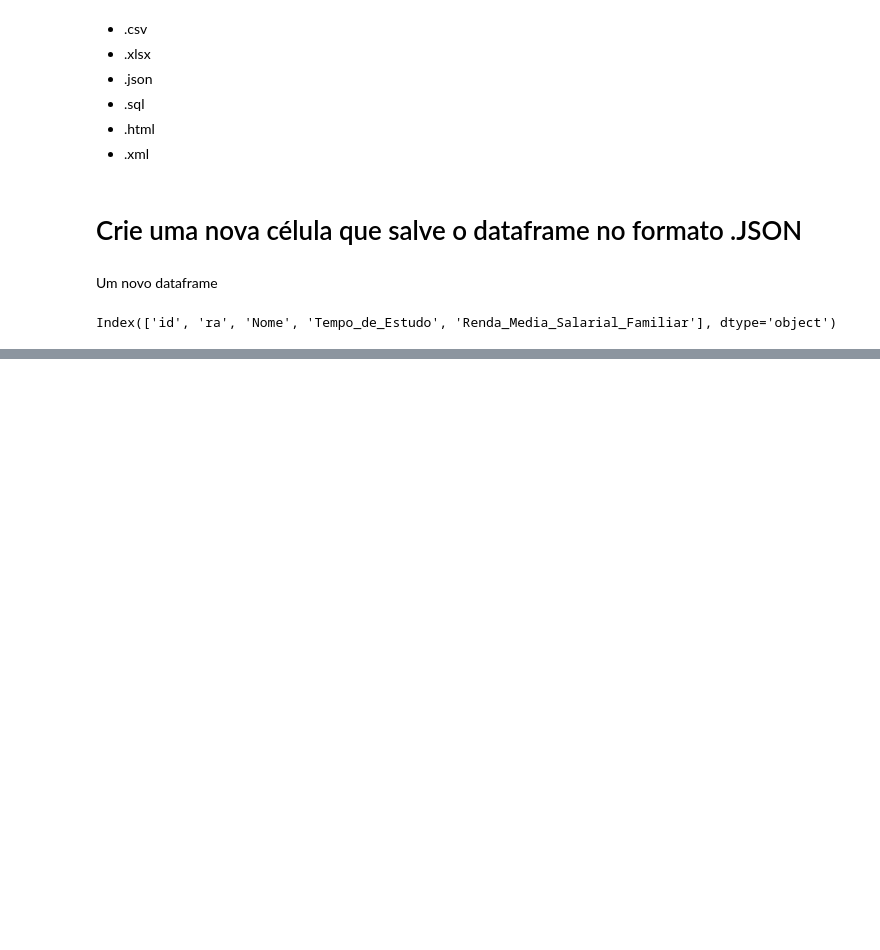
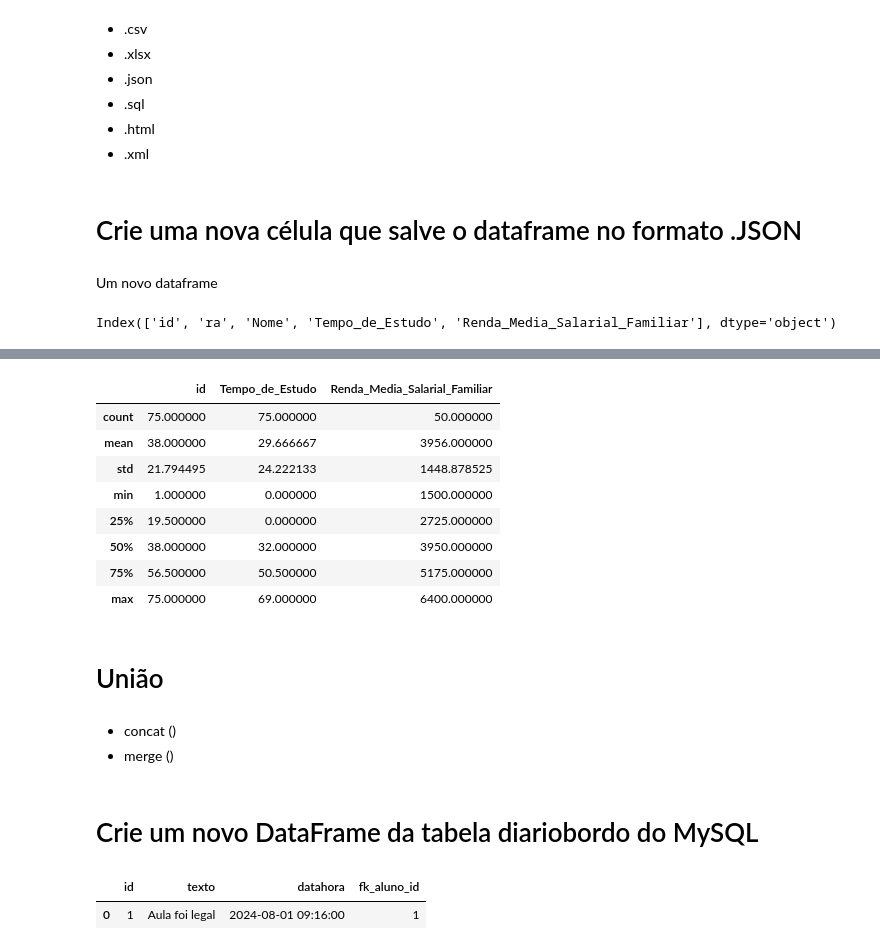
Before and after one commit to rafaelflorentinobarbosa/DataScience, a Jupyter notebook: projeto final manha/imersaopandas.ipynb, the cells around one changed output, grey strips where cells are left out. Saved outputs shown, nothing was run; the diff lists cells and outputs as text; code cells hidden in the pictures; blank space fills up the shorter version.

Commit message:
union tabelas

```diff
--- a/projeto final manha/imersaopandas.ipynb
+++ b/projeto final manha/imersaopandas.ipynb
@@ -126,0 +259,20 @@ df_tempo_renda = df_alunos[['tempoestudo','rendafamiliar']]
+# %%
+# Retorna informações estatisticas
+df_alunos.describe()
+# %% [output]
+|  | id | Tempo_de_Estudo | Renda_Media_Salarial_Familiar |
+| count | 75.000000 | 75.000000 | 50.000000 |
+| mean | 38.000000 | 29.666667 | 3956.000000 |
+| std | 21.794495 | 24.222133 | 1448.878525 |
+| min | 1.000000 | 0.000000 | 1500.000000 |
+| 25% | 19.500000 | 0.000000 | 2725.000000 |
+| 50% | 38.000000 | 32.000000 | 3950.000000 |
+| 75% | 56.500000 | 50.500000 | 5175.000000 |
+| max | 75.000000 | 69.000000 | 6400.000000 |
+# %% [markdown]
+# União
+# %% [markdown]
+- concat ()
+- merge ()
+# %% [markdown]
+# Crie um novo DataFrame da tabela diariobordo do MySQL
@@ -126,0 +285,5 @@ df_tempo_renda = df_alunos[['tempoestudo','rendafamiliar']]
+# %%
+df_diarios
+# %% [output]
+|  | id | texto | datahora | fk_aluno_id |
+| 0 | 1 | Aula foi legal | 2024-08-01 09:16:00 | 1 |
```
Also changed, not shown: parts of 26 cells of this notebook, 1 other file.
